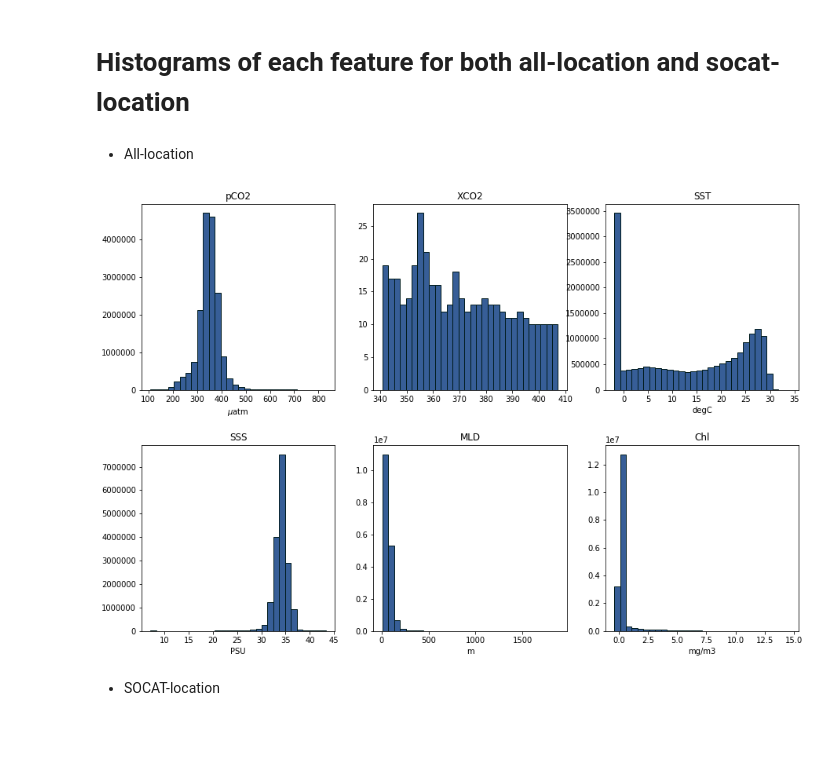
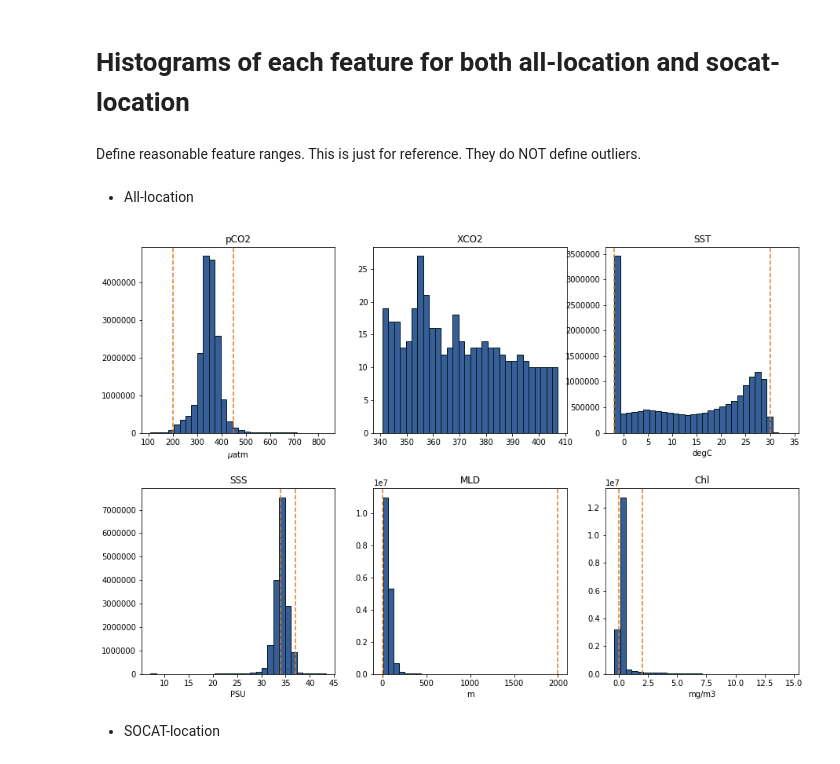
Before and after one commit to manksh/ocean-co2-absorption, a Jupyter notebook: notebooks/edav_first_pass.ipynb, the cells around one changed output. Saved outputs shown, nothing was run; the diff lists cells and outputs as text; code cells hidden in the pictures; blank space fills up the shorter version.

```diff
--- a/notebooks/edav_first_pass.ipynb
+++ b/notebooks/edav_first_pass.ipynb
@@ -8,12 +8,14 @@ import matplotlib.pyplot as plt
 # Load data
 # %%
 DATA_DIR = '../data/raw'
-dataset_names = {'pCO2': 'pCO2_2D_mon_CESM001_1x1_198201-201701.nc',
-                 'XCO2': 'XCO2_1D_mon_CESM001_native_198201-201701.nc',
-                 'SST': 'SST_2D_mon_CESM001_1x1_198201-201701.nc',
-                 'SSS': 'SSS_2D_mon_CESM001_1x1_198201-201701.nc',
-                 'MLD': 'MLD_2D_mon_CESM001_1x1_198201-201701.nc',
-                 'Chl': 'Chl_2D_mon_CESM001_1x1_198201-201701.nc'}
+dataset_names = {
+    'pCO2': 'pCO2_2D_mon_CESM001_1x1_198201-201701.nc',
+    'XCO2': 'XCO2_1D_mon_CESM001_native_198201-201701.nc',
+    'SST': 'SST_2D_mon_CESM001_1x1_198201-201701.nc',
+    'SSS': 'SSS_2D_mon_CESM001_1x1_198201-201701.nc',
+    'MLD': 'MLD_2D_mon_CESM001_1x1_198201-201701.nc',
+    'Chl': 'Chl_2D_mon_CESM001_1x1_198201-201701.nc'
+}
 ds = {}
 for dataset in dataset_names.keys():
     filename = os.path.join(DATA_DIR, dataset_names[dataset])
@@ -87,32 +89,48 @@ MLD: 0.014203026291361658
 Chl: 0.014203026291361658
 # %% [markdown]
 # Histograms of each feature for both all-location and socat-location
+# %% [markdown]
+Define reasonable feature ranges. This is just for reference. They do NOT define outliers.
+# %%
+feature_range = {
+    'pCO2': (200, 450),
+    'SST': (-2, 30),
+    'SSS': (34, 37),
+    'MLD': (0, 2000),
+    'Chl': (0, 2)
+}
 # %% [markdown]
 * All-location
 # %%
 fig, axs = plt.subplots(2, 3, figsize=(15, 10))
-feature_unit = {'pCO2': '$\mu$atm',
-                'XCO2': '',
-                'SST': 'degC',
-                'SSS': 'PSU',
-                'MLD': 'm',
-                'Chl': 'mg/m3'}
+feature_unit = {
+    'pCO2': '$\mu$atm',
+    'XCO2': '',
+    'SST': 'degC',
+    'SSS': 'PSU',
+    'MLD': 'm',
+    'Chl': 'mg/m3'
+}
 
 i = 0
 j = 0
 for feature in df.keys():
     values = df[feature][df[feature][feature].notnull()][feature]
     axs[i, j].hist(values, 30, facecolor='#375E97', edgecolor='#021C1E')
     axs[i, j].set_title(feature)
     axs[i, j].set_xlabel(feature_unit[feature])
+    if feature != 'XCO2':
+        axs[i, j].axvline(x=feature_range[feature][0], color='#DE7A22', linestyle='--')
+        axs[i, j].axvline(x=feature_range[feature][1], color='#DE7A22', linestyle='--')
     if j < 2:
         j += 1
     else:
         i += 1
         j = 0
 plt.subplots_adjust(hspace=.3)
+plt.savefig('all_location.png', dpi=300)
 plt.show()
 # %% [output]
-[figure, old version]
+[figure, new version]
 # %% [markdown]
 * SOCAT-location
```
Also changed, not shown: parts of 3 cells of this notebook.
